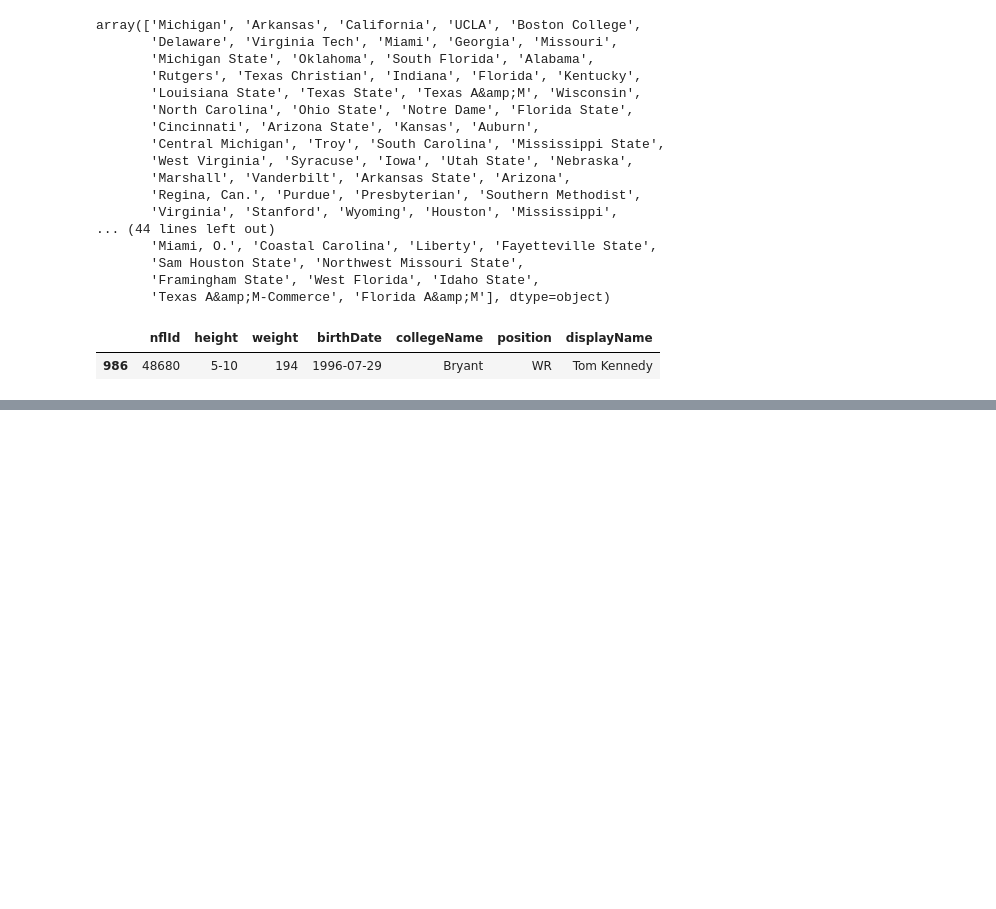
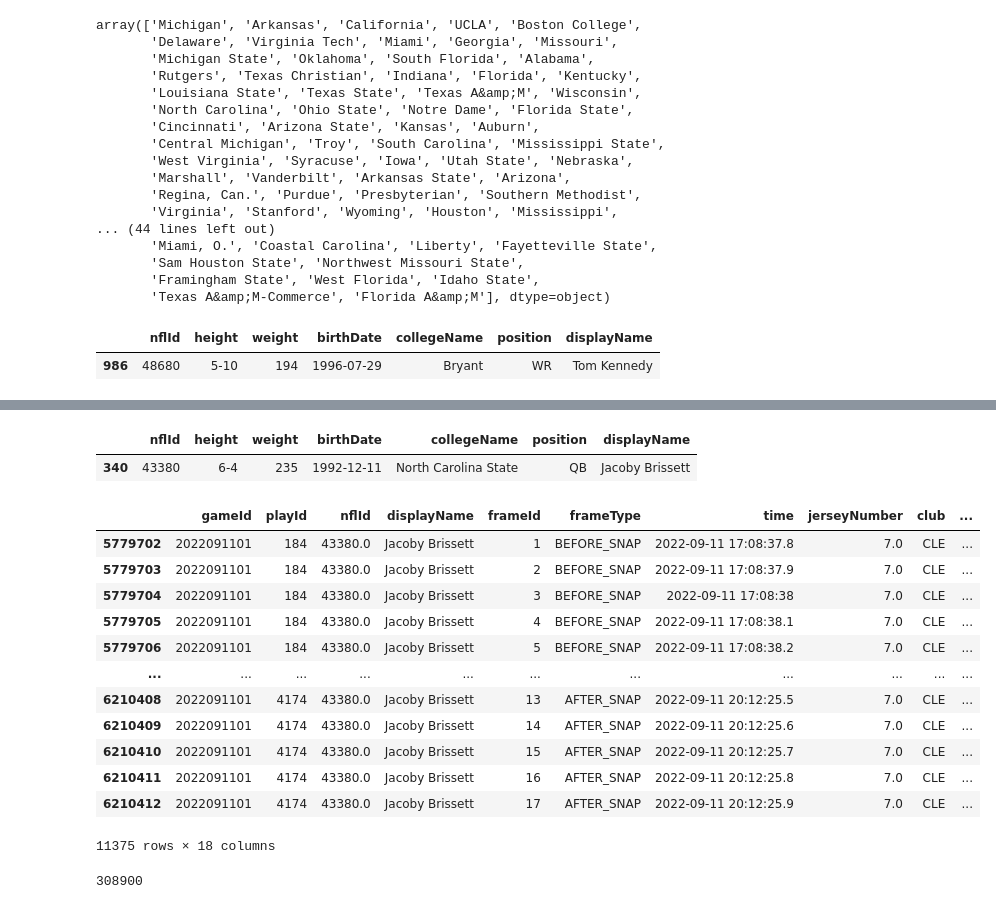
Before and after one commit to kogi31/kaggle, a Jupyter notebook: nfl-big-data-bowl-2025.ipynb, the cells around one changed output, grey strips where cells are left out. Drawn from its saved outputs; the diff is of its cells as text; code cells hidden in the pictures; blank space fills up the shorter version.

Commit message:
Kaggle Notebook | Finding a player that matches your team color | Version 5

```diff
--- a/nfl-big-data-bowl-2025.ipynb
+++ b/nfl-big-data-bowl-2025.ipynb
@@ -539,0 +625,25 @@ college_data['Bryant']
+# %%
+players[players['nflId'] == 43380]
+# %% [output]
+|  | nflId | height | weight | birthDate | collegeName | position | displayName |
+| 340 | 43380 | 6-4 | 235 | 1992-12-11 | North Carolina State | QB | Jacoby Brissett |
+# %%
+week1[week1['nflId'] == 43380]
+# %% [output]
+|  | gameId | playId | nflId | displayName | frameId | frameType | time | jerseyNumber | club | ... |
+| 5779702 | 2022091101 | 184 | 43380.0 | Jacoby Brissett | 1 | BEFORE_SNAP | 2022-09-11 17:08:37.8 | 7.0 | CLE | ... |
+| 5779703 | 2022091101 | 184 | 43380.0 | Jacoby Brissett | 2 | BEFORE_SNAP | 2022-09-11 17:08:37.9 | 7.0 | CLE | ... |
+| 5779704 | 2022091101 | 184 | 43380.0 | Jacoby Brissett | 3 | BEFORE_SNAP | 2022-09-11 17:08:38 | 7.0 | CLE | ... |
+| 5779705 | 2022091101 | 184 | 43380.0 | Jacoby Brissett | 4 | BEFORE_SNAP | 2022-09-11 17:08:38.1 | 7.0 | CLE | ... |
+| 5779706 | 2022091101 | 184 | 43380.0 | Jacoby Brissett | 5 | BEFORE_SNAP | 2022-09-11 17:08:38.2 | 7.0 | CLE | ... |
+| ... | ... | ... | ... | ... | ... | ... | ... | ... | ... | ... |
+| 6210408 | 2022091101 | 4174 | 43380.0 | Jacoby Brissett | 13 | AFTER_SNAP | 2022-09-11 20:12:25.5 | 7.0 | CLE | ... |
+| 6210409 | 2022091101 | 4174 | 43380.0 | Jacoby Brissett | 14 | AFTER_SNAP | 2022-09-11 20:12:25.6 | 7.0 | CLE | ... |
+| 6210410 | 2022091101 | 4174 | 43380.0 | Jacoby Brissett | 15 | AFTER_SNAP | 2022-09-11 20:12:25.7 | 7.0 | CLE | ... |
+| 6210411 | 2022091101 | 4174 | 43380.0 | Jacoby Brissett | 16 | AFTER_SNAP | 2022-09-11 20:12:25.8 | 7.0 | CLE | ... |
+| 6210412 | 2022091101 | 4174 | 43380.0 | Jacoby Brissett | 17 | AFTER_SNAP | 2022-09-11 20:12:25.9 | 7.0 | CLE | ... |
+11375 rows × 18 columns
+# %%
+week1['jerseyNumber'].isna().sum()
+# %% [output]
+308900
```
Also changed, not shown: parts of 11 cells of this notebook.
